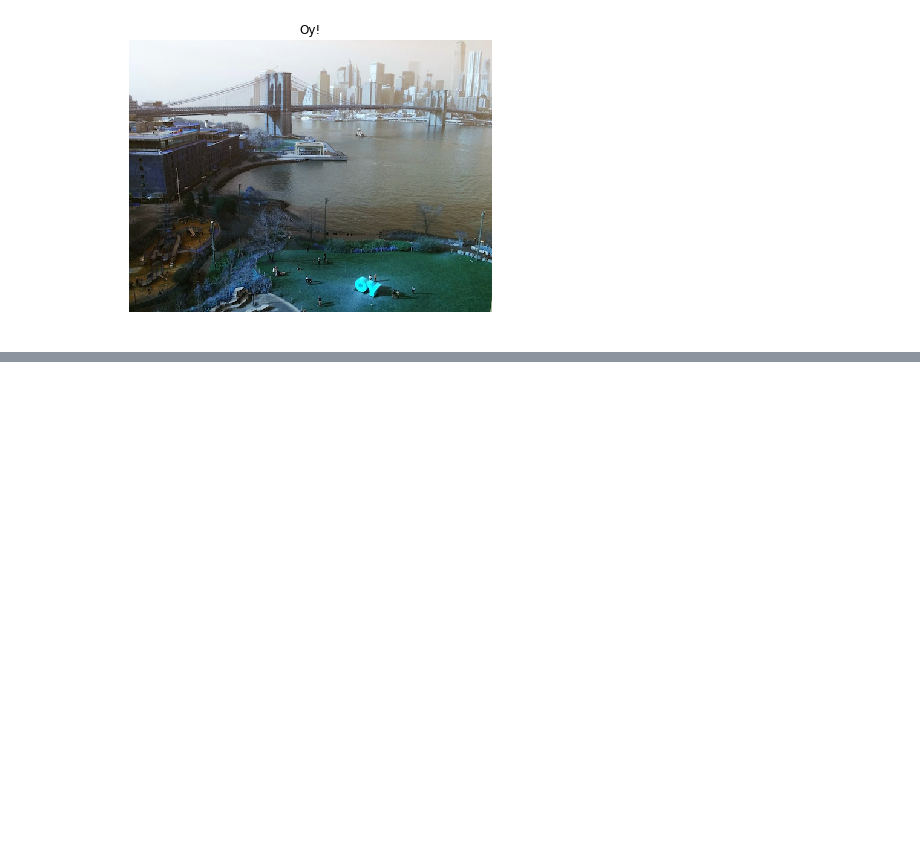
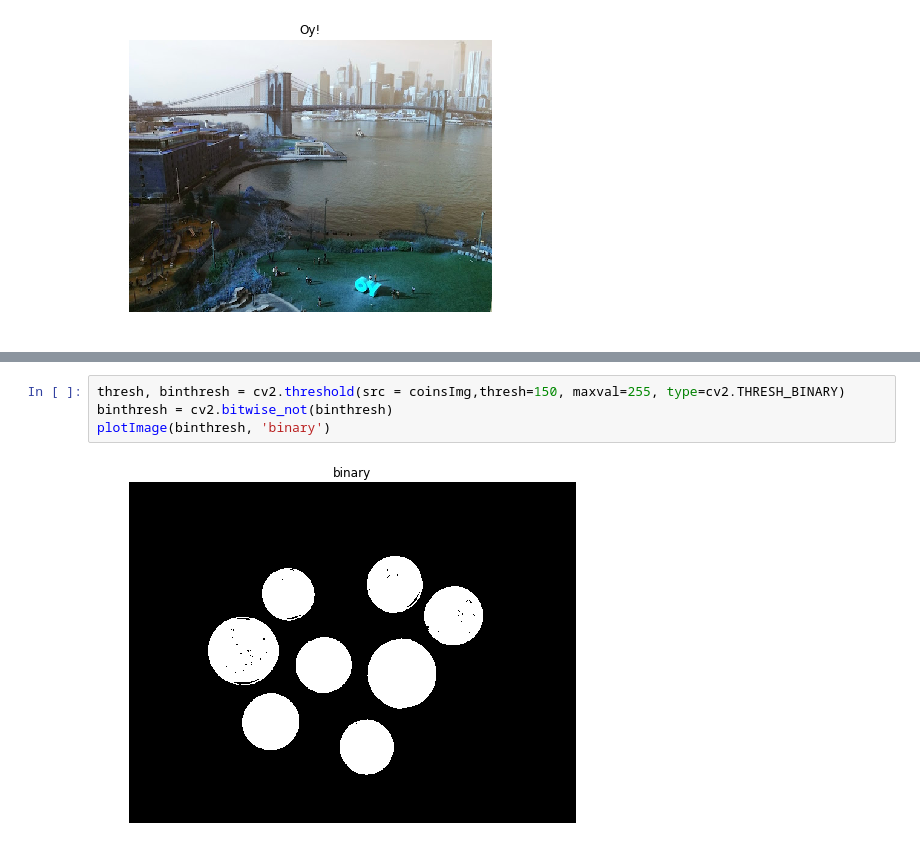
Before and after one commit to SaharCarmel/ComputerVision046746, a Jupyter notebook: HW0/ee046746_hw0_python_image_processing.ipynb, the cells around one changed output, grey strips where cells are left out. Drawn from its saved outputs; the diff is of its cells as text; blank space fills up the shorter version.

```diff
--- a/HW0/ee046746_hw0_python_image_processing.ipynb
+++ b/HW0/ee046746_hw0_python_image_processing.ipynb
@@ -670,0 +679,6 @@ Your Code Here
+# %%
+thresh, binthresh = cv2.threshold(src = coinsImg,thresh=150, maxval=255, type=cv2.THRESH_BINARY)
+binthresh = cv2.bitwise_not(binthresh)
+plotImage(binthresh, 'binary')
+# %% [output]
+[figure, added]
```
Also changed, not shown: parts of 19 cells of this notebook.
